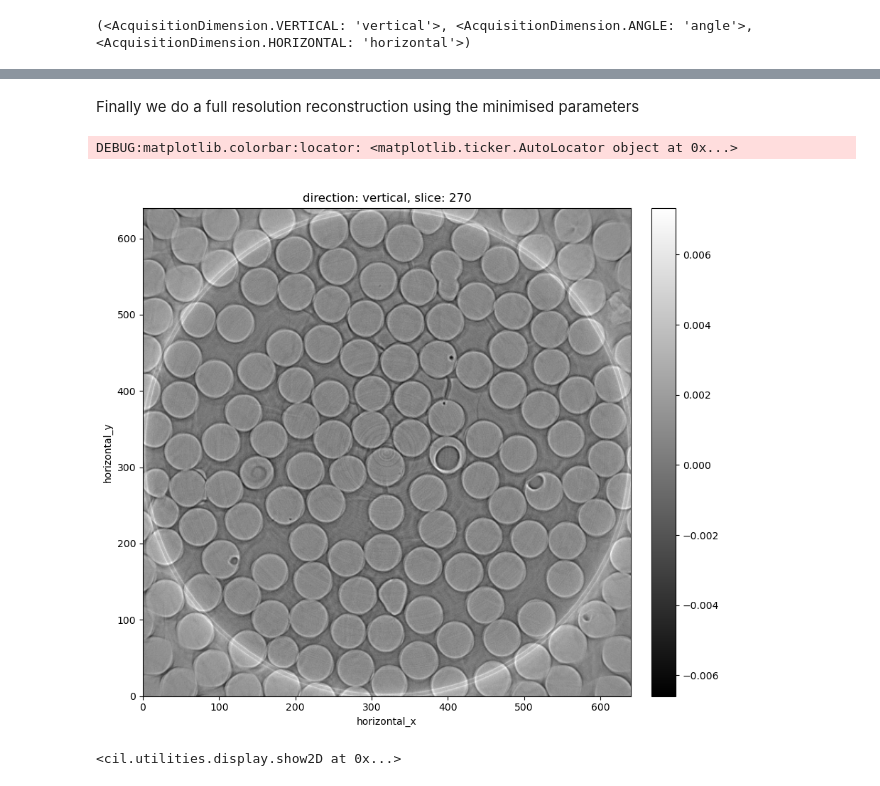
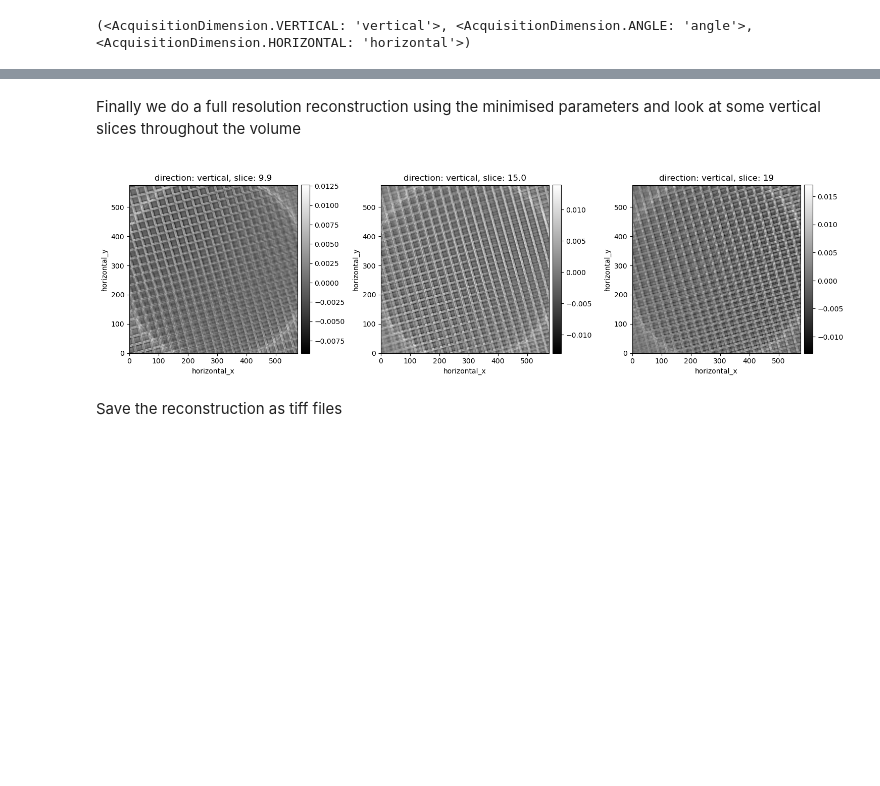
Before and after one commit to TomographicImaging/CCPi-Diamond-Laminography, a Jupyter notebook: laminography_automatic_alignment.ipynb, the cells around one changed output, grey strips where cells are left out. Saved outputs shown, nothing was run; the diff lists cells and outputs as text; code cells hidden in the pictures; blank space fills up the shorter version.

```diff
--- a/laminography_automatic_alignment.ipynb
+++ b/laminography_automatic_alignment.ipynb
@@ -81,7 +80,7 @@ acq_data = AcquisitionData(projections, deep_copy=False, geometry=ag)
 # %% [markdown]
 Next we apply a flat and dark field correction and apply the Beer-Lambert law
 # %%
-acq_data = Normaliser(np.mean(flat_fields, axis=0), np.mean(dark_fields, axis=0))(acq_data)
-acq_data = TransmissionAbsorptionConverter(min_intensity=1e-6)(acq_data)
-show2D(acq_data)
+data = Normaliser(np.mean(flat, axis=0), np.mean(dark, axis=0))(data)
+data = TransmissionAbsorptionConverter(min_intensity=1e-6)(data)
+show2D(data)
 # %% [output]
@@ -99,8 +98,8 @@ Now we try reconstructing the data with this initial geometry guess
 # %%
-ag = acq_data.geometry
+ag = data.geometry
 ig = ag.get_ImageGeometry()
 
 fbp = FBP(ig, ag)
-recon = fbp(acq_data)
+recon = fbp(data)
 show2D(recon)
 # %% [output]
@@ -115,4 +112,5 @@ This method can be slow so we first shrink the reconstruction volume as much as
 # %%
-vs = VolumeShrinker()
-ig = vs.run(acq_data, auto=True)
+if optimise_geometry:
+    vs = VolumeShrinker()
+    ig = vs.run(data, auto=True)
 # %% [output]
@@ -129,10 +120,16 @@ logging.basicConfig(level=logging.DEBUG)
 # %%
 if optimise_geometry:
+
+    if data.get_dimension_size('horizontal') > 1280:
+        final_binning = 2
+    else:
+        final_binning = None
+
     processor = GeometryCorrector(initial_parameters=(tilt, cor), parameter_bounds=(tilt_bounds, cor_bounds), parameter_tolerance=(tilt_tol, cor_tol),
-                                  reduced_volume=ig)
+                                  final_binning=final_binning, reduced_volume=ig)
 
-    processor.set_input(acq_data)
+    processor.set_input(data)
     data_corrected = processor.get_output()
-else:
-    data_corrected = data
+
+    processor.plot_evaluations()
 # %% [output]
@@ -152,9 +154,9 @@ tilt: 34.763932, cor: 1.763932, loss: 2.968405e+04
 # %% [markdown]
-Finally we do a full resolution reconstruction using the minimised parameters
+Finally we do a full resolution reconstruction using the minimised parameters and look at some vertical slices throughout the volume
 # %%
-recon = FBP(acquisition_geometry=data_corrected.geometry)(data_corrected)
-show2D(recon)
+if optimise_geometry:
+    recon = FBP(ig, data_corrected.geometry)(data_corrected)
+    slice_list = [('vertical',  int(ig.voxel_num_z)*0.33), ('vertical', int(ig.voxel_num_z)*0.5), ('vertical', int(ig.voxel_num_z*0.66))]
+    show2D(recon, slice_list=slice_list, num_cols=3)
 # %% [output]
-DEBUG:matplotlib.colorbar:locator: <matplotlib.ticker.AutoLocator object at 0x...>
-[figure, old version]
+[figure, new version]
-<cil.utilities.display.show2D at 0x...>
@@ -162,0 +163,2 @@ islicer(recon)
+# %% [markdown]
+Save the reconstruction as tiff files
```
Also changed, not shown: parts of 22 cells of this notebook, 4 other files.
